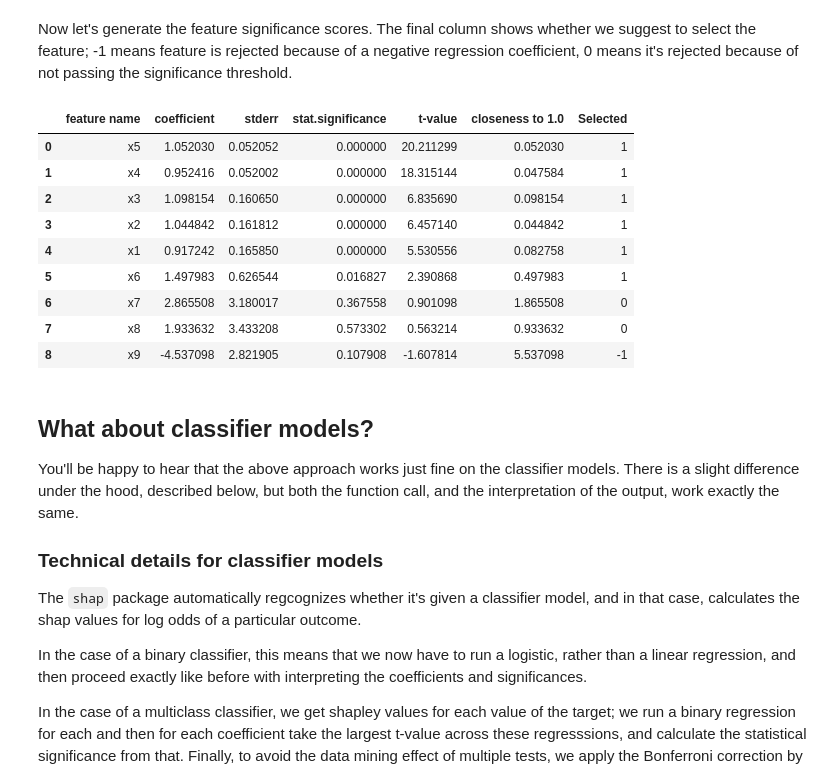
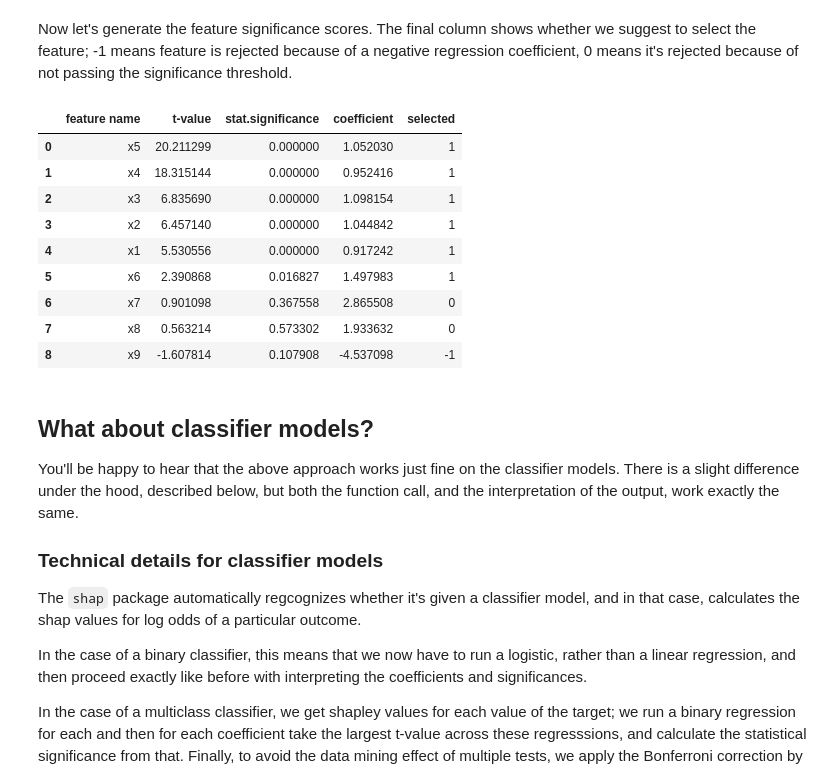
Before and after one commit to transferwise/shap-select, a Jupyter notebook: docs/Quick feature selection through regression on Shapley values.ipynb, the cells around one changed output. Saved outputs shown, nothing was run; the diff lists cells and outputs as text; code cells hidden in the pictures.

```diff
--- a/docs/Quick feature selection through regression on Shapley values.ipynb
+++ b/docs/Quick feature selection through regression on Shapley values.ipynb
@@ -91,41 +102,27 @@ model = xgb.train(
 # %% [markdown]
 Now let's generate the feature significance scores. The final column shows whether we suggest to select the feature; -1 means feature is rejected because of a negative regression coefficient, 0 means it's rejected because of not passing the significance threshold.
 # %%
-import os, sys
-
-try:
-    from shap_select import shap_select
-except ModuleNotFoundError:
-    # If you're running shap_select from source
-    root = os.path.realpath("..")
-    sys.path.append(root)
-    from shap_select import shap_select
-
-selected_features_df = shap_select(
-    model, X_val, X_val.columns.tolist(), y_val, task="regression", threshold=0.05
-)
-
-# Let's color the output prettily
-styled_df = selected_features_df.style.background_gradient(
-    cmap='coolwarm', subset=pd.IndexSlice[:, ['coefficient',
-                                              'stderr',
-                                              'stat.significance',
-                                              't-value',
-                                              'closeness to 1.0',
-                                              'Selected']]
-)
-styled_df
+selected_features_df = shap_select(model, X_val, y_val, task="regression", threshold=0.05)
-# %% [output]
-|  | feature name | coefficient | stderr | stat.significance | t-value | closeness to 1.0 | Selected |
-| 0 | x5 | 1.052030 | 0.052052 | 0.000000 | 20.211299 | 0.052030 | 1 |
-| 1 | x4 | 0.952416 | 0.052002 | 0.000000 | 18.315144 | 0.047584 | 1 |
-| 2 | x3 | 1.098154 | 0.160650 | 0.000000 | 6.835690 | 0.098154 | 1 |
-| 3 | x2 | 1.044842 | 0.161812 | 0.000000 | 6.457140 | 0.044842 | 1 |
-| 4 | x1 | 0.917242 | 0.165850 | 0.000000 | 5.530556 | 0.082758 | 1 |
-| 5 | x6 | 1.497983 | 0.626544 | 0.016827 | 2.390868 | 0.497983 | 1 |
-| 6 | x7 | 2.865508 | 3.180017 | 0.367558 | 0.901098 | 1.865508 | 0 |
-| 7 | x8 | 1.933632 | 3.433208 | 0.573302 | 0.563214 | 0.933632 | 0 |
-| 8 | x9 | -4.537098 | 2.821905 | 0.107908 | -1.607814 | 5.537098 | -1 |
+# %%
+# Let's color the output prettily
+def prettify(df: pd.DataFrame, exclude: List[str]):
+    styled_df = df.style.background_gradient(
+        cmap='coolwarm', subset=pd.IndexSlice[:, [c for i,c in enumerate(df.columns) if c not in exclude]]
+    )
+    return styled_df
+
+prettify(selected_features_df, exclude=["feature name"])
+# %% [output]
+|  | feature name | t-value | stat.significance | coefficient | selected |
+| 0 | x5 | 20.211299 | 0.000000 | 1.052030 | 1 |
+| 1 | x4 | 18.315144 | 0.000000 | 0.952416 | 1 |
+| 2 | x3 | 6.835690 | 0.000000 | 1.098154 | 1 |
+| 3 | x2 | 6.457140 | 0.000000 | 1.044842 | 1 |
+| 4 | x1 | 5.530556 | 0.000000 | 0.917242 | 1 |
+| 5 | x6 | 2.390868 | 0.016827 | 1.497983 | 1 |
+| 6 | x7 | 0.901098 | 0.367558 | 2.865508 | 0 |
+| 7 | x8 | 0.563214 | 0.573302 | 1.933632 | 0 |
+| 8 | x9 | -1.607814 | 0.107908 | -4.537098 | -1 |
 # %% [markdown]
 ## What about classifier models?
 You'll be happy to hear that the above approach works just fine on the classifier models. There is a slight difference under the hood, described below, but both the function call, and the interpretation of the output, work exactly the same.
```
Also changed, not shown: parts of 4 cells of this notebook, 3 other files.
